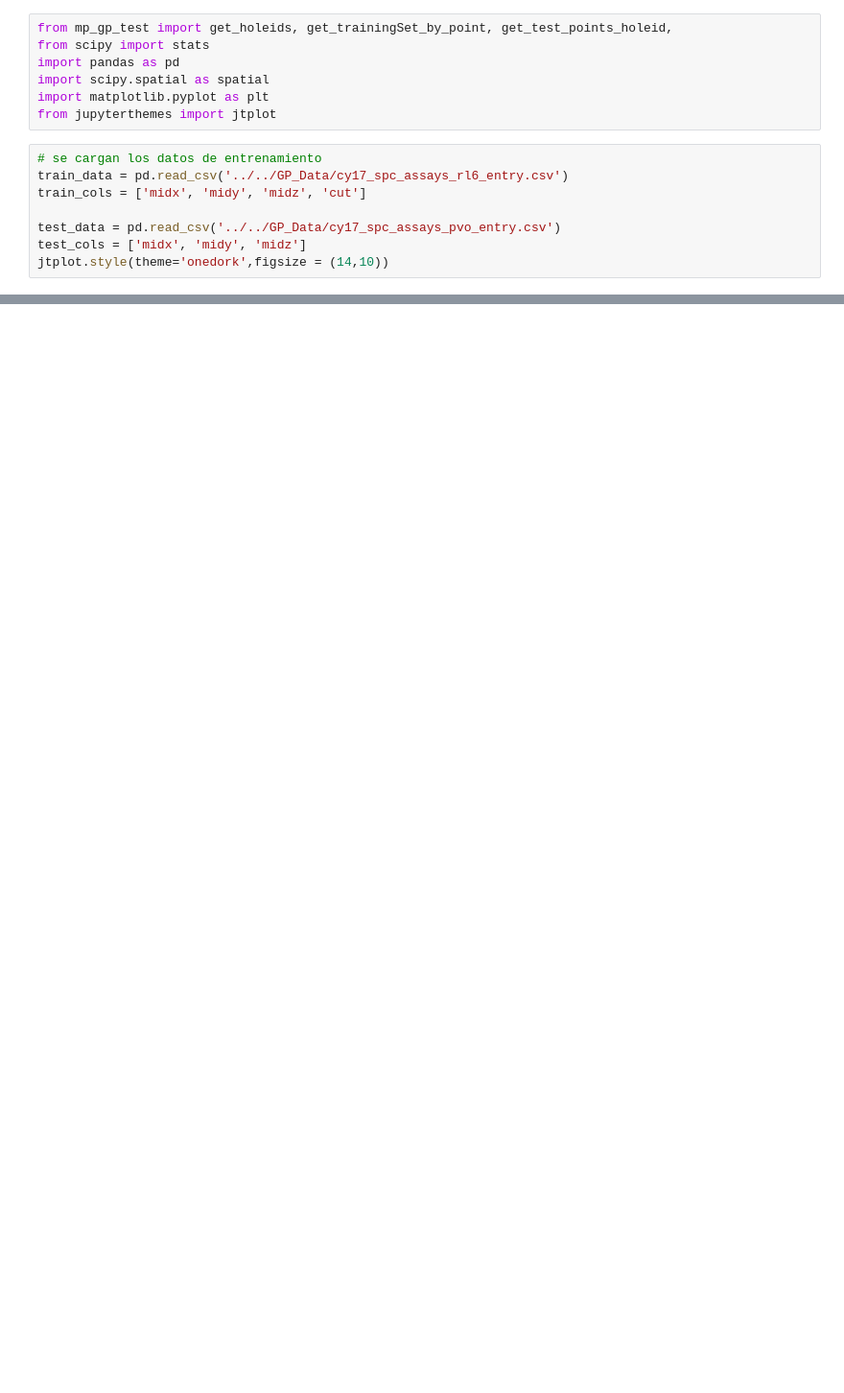
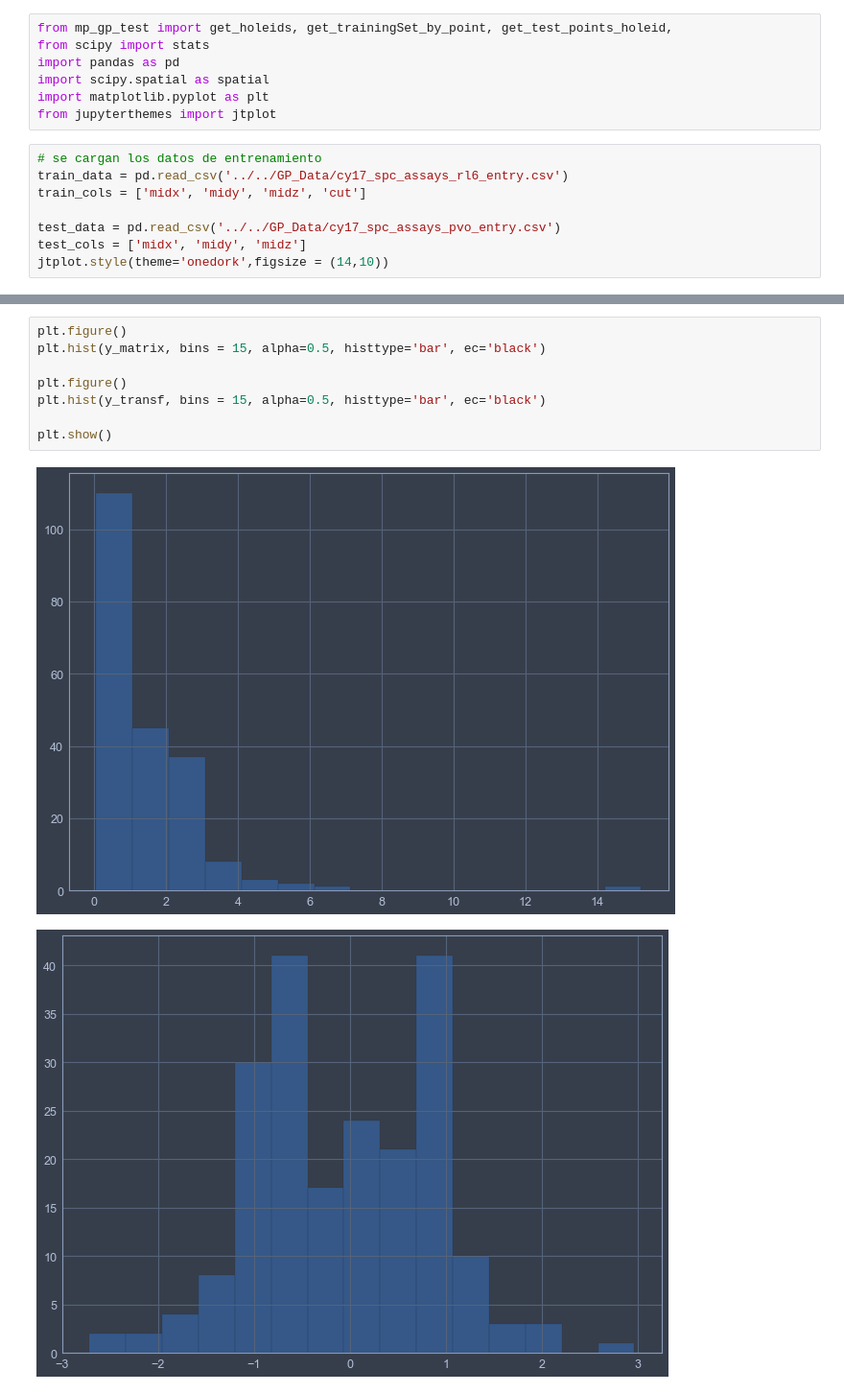
Before and after one commit to jpmerlet/gp_spc, a Jupyter notebook: code_git/estudio_likelihood.ipynb, the cells around one changed output, grey strips where cells are left out. Shown at 96% size. Drawn from its saved outputs; the diff is of its cells as text; blank space fills up the shorter version.

```diff
--- a/code_git/estudio_likelihood.ipynb
+++ b/code_git/estudio_likelihood.ipynb
@@ -55,0 +56,11 @@ plt.show()
+# %%
+plt.figure()
+plt.hist(y_matrix, bins = 15, alpha=0.5, histtype='bar', ec='black')
+
+plt.figure()
+plt.hist(y_transf, bins = 15, alpha=0.5, histtype='bar', ec='black')
+
+plt.show()
+# %% [output]
+[figure, added]
+[figure, added]
```
Also changed, not shown: parts of 3 cells of this notebook.
